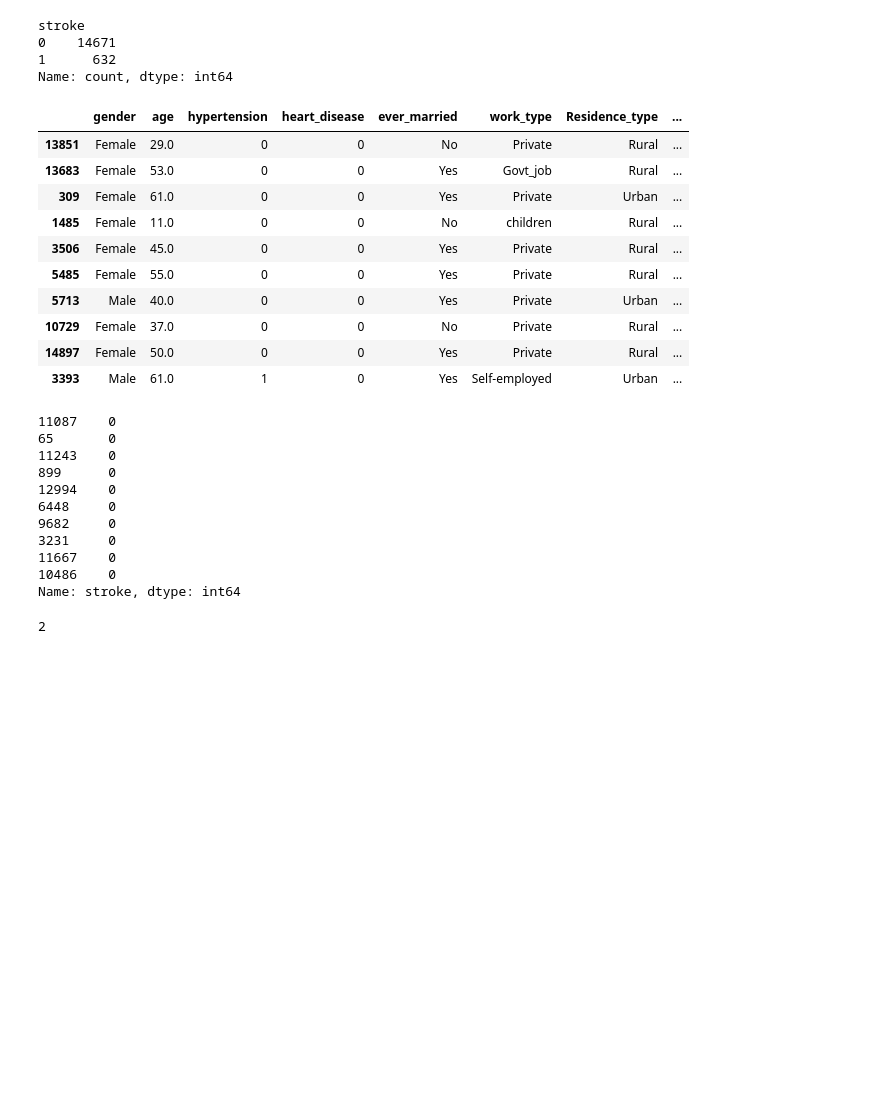
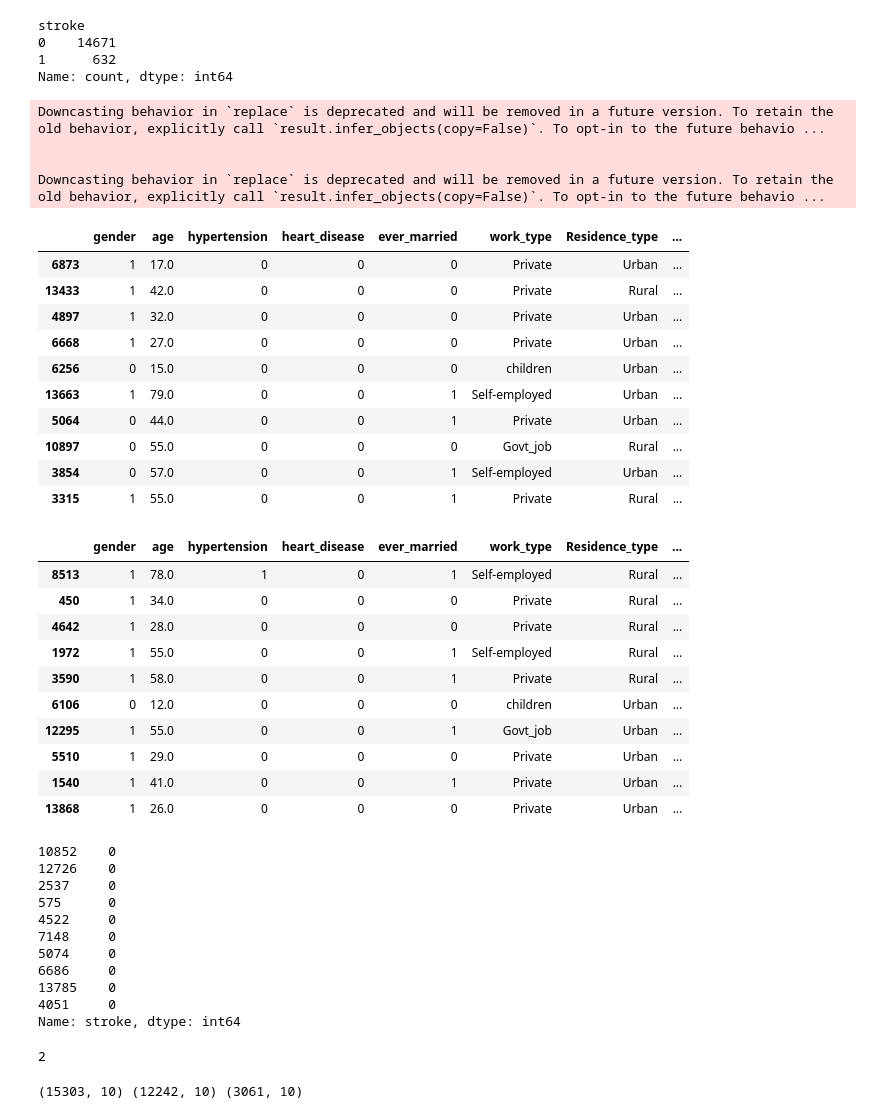
Before and after one commit to kamijoseph/Brain-Stroke-Diagnosis-ML-Prediction, a Jupyter notebook: notebooks/main.ipynb, the cells around one changed output. Cells and saved outputs as stored; diff of their text form; code cells hidden in the pictures; blank space fills up the shorter version.

```diff
--- a/notebooks/main.ipynb
+++ b/notebooks/main.ipynb
@@ -511,3 +511,26 @@ stroke
 0    14671
 1      632
 Name: count, dtype: int64
+# %%
+# encoding categorical features
+data['gender'] = data['gender'].replace({'Male': 0, 'Female': 1})
+data['ever_married'] = data['ever_married'].replace({'No': 0, 'Yes': 1})
+# %% [output]
+Downcasting behavior in `replace` is deprecated and will be removed in a future version. To retain the old behavior, explicitly call `result.infer_objects(copy=False)`. To opt-in to the future behavio ...
+
+
+Downcasting behavior in `replace` is deprecated and will be removed in a future version. To retain the old behavior, explicitly call `result.infer_objects(copy=False)`. To opt-in to the future behavio ...
+# %%
+data.sample(10)
+# %% [output]
+|  | gender | age | hypertension | heart_disease | ever_married | work_type | Residence_type | ... |
+| 6873 | 1 | 17.0 | 0 | 0 | 0 | Private | Urban | ... |
+| 13433 | 1 | 42.0 | 0 | 0 | 0 | Private | Rural | ... |
+| 4897 | 1 | 32.0 | 0 | 0 | 0 | Private | Urban | ... |
+| 6668 | 1 | 27.0 | 0 | 0 | 0 | Private | Urban | ... |
+| 6256 | 0 | 15.0 | 0 | 0 | 0 | children | Urban | ... |
+| 13663 | 1 | 79.0 | 0 | 0 | 1 | Self-employed | Urban | ... |
+| 5064 | 0 | 44.0 | 0 | 0 | 1 | Private | Urban | ... |
+| 10897 | 0 | 55.0 | 0 | 0 | 0 | Govt_job | Rural | ... |
+| 3854 | 0 | 57.0 | 0 | 0 | 1 | Self-employed | Urban | ... |
+| 3315 | 1 | 55.0 | 0 | 0 | 1 | Private | Rural | ... |
@@ -517,31 +554,42 @@ X, y = data.drop("stroke", axis=1), data["stroke"]
 X.sample(10)
 # %% [output]
 |  | gender | age | hypertension | heart_disease | ever_married | work_type | Residence_type | ... |
-| 13851 | Female | 29.0 | 0 | 0 | No | Private | Rural | ... |
-| 13683 | Female | 53.0 | 0 | 0 | Yes | Govt_job | Rural | ... |
-| 309 | Female | 61.0 | 0 | 0 | Yes | Private | Urban | ... |
-| 1485 | Female | 11.0 | 0 | 0 | No | children | Rural | ... |
-| 3506 | Female | 45.0 | 0 | 0 | Yes | Private | Rural | ... |
-| 5485 | Female | 55.0 | 0 | 0 | Yes | Private | Rural | ... |
-| 5713 | Male | 40.0 | 0 | 0 | Yes | Private | Urban | ... |
-| 10729 | Female | 37.0 | 0 | 0 | No | Private | Rural | ... |
-| 14897 | Female | 50.0 | 0 | 0 | Yes | Private | Rural | ... |
-| 3393 | Male | 61.0 | 1 | 0 | Yes | Self-employed | Urban | ... |
+| 8513 | 1 | 78.0 | 1 | 0 | 1 | Self-employed | Rural | ... |
+| 450 | 1 | 34.0 | 0 | 0 | 0 | Private | Rural | ... |
+| 4642 | 1 | 28.0 | 0 | 0 | 0 | Private | Rural | ... |
+| 1972 | 1 | 55.0 | 0 | 0 | 1 | Self-employed | Rural | ... |
+| 3590 | 1 | 58.0 | 0 | 0 | 1 | Private | Rural | ... |
+| 6106 | 0 | 12.0 | 0 | 0 | 0 | children | Urban | ... |
+| 12295 | 1 | 55.0 | 0 | 0 | 1 | Govt_job | Urban | ... |
+| 5510 | 1 | 29.0 | 0 | 0 | 0 | Private | Urban | ... |
+| 1540 | 1 | 41.0 | 0 | 0 | 1 | Private | Urban | ... |
+| 13868 | 1 | 26.0 | 0 | 0 | 0 | Private | Urban | ... |
 # %%
 y.sample(10)
 # %% [output]
-11087    0
-65       0
-11243    0
-899      0
-12994    0
-6448     0
-9682     0
-3231     0
-11667    0
-10486    0
+10852    0
+12726    0
+2537     0
+575      0
+4522     0
+7148     0
+5074     0
+6686     0
+13785    0
+4051     0
 Name: stroke, dtype: int64
 # %%
 y.nunique()
 # %% [output]
 2
+# %%
+# train tes splitting the data
+X_train, X_test, y_train, y_test = train_test_split(
+    X, y,
+    test_size = 0.2,
+    random_state = 21,
+    stratify = y
+)
+print(X.shape, X_train.shape, X_test.shape)
+# %% [output]
+(15303, 10) (12242, 10) (3061, 10)
```
Also changed, not shown: parts of 13 cells of this notebook.
